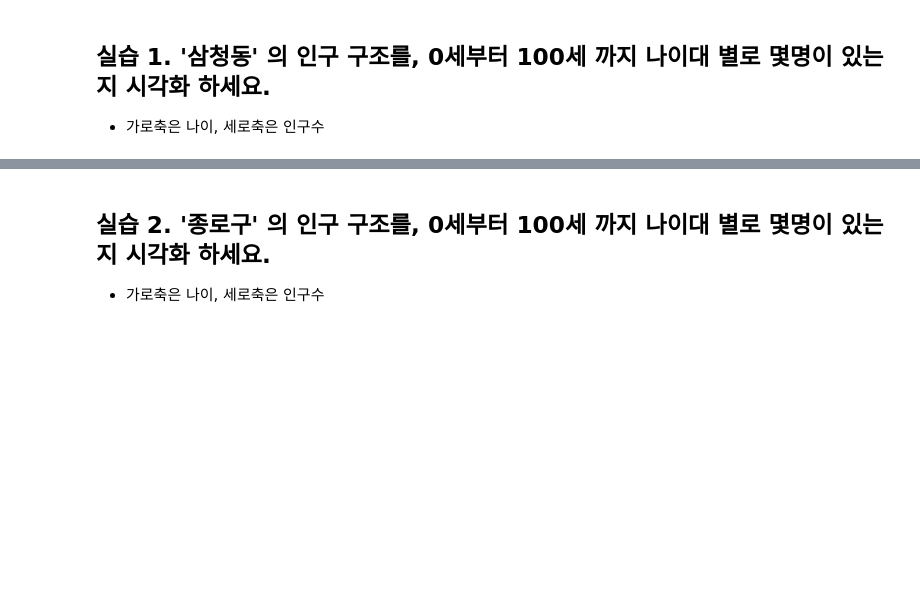
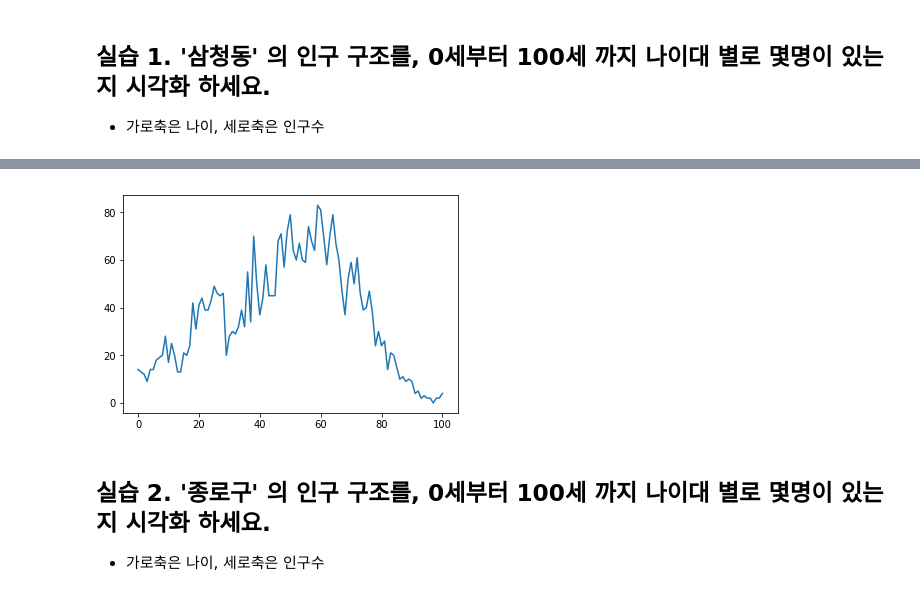
Before and after one commit to twistyang/python_sun, a Jupyter notebook: part07/1.a 프로젝트 - 인구조사.ipynb, the cells around one changed output, grey strips where cells are left out. Cells and saved outputs as stored; diff of their text form; code cells hidden in the pictures; blank space fills up the shorter version.

```diff
--- a/part07/1.a 프로젝트 - 인구조사.ipynb
+++ b/part07/1.a 프로젝트 - 인구조사.ipynb
@@ -19,3 +84,5 @@ import seaborn as sb
 # %% [markdown]
 ## 실습 1. '삼청동' 의 인구 구조를,  0세부터 100세 까지 나이대 별로 몇명이 있는지 시각화 하세요.
 - 가로축은 나이, 세로축은 인구수
+# %%
+df = pd.read_csv('age.csv', encoding='cp949' , thousands=',')
@@ -21,0 +109,2 @@ import seaborn as sb
+# %%
+new_df = df.loc[ df['행정구역'].str.contains('목동')]
@@ -22,3 +118,10 @@ import seaborn as sb
+# %%
+plot_data = new_df.iloc[ 0 , 3 :  ]
+# %%
+plt.plot(list(plot_data))
+plt.show()
+# %% [output]
+[figure, added]
 # %% [markdown]
 ## 실습 2. '종로구' 의 인구 구조를,  0세부터 100세 까지 나이대 별로 몇명이 있는지 시각화 하세요.
 - 가로축은 나이, 세로축은 인구수
```
Also changed, not shown: parts of 18 cells of this notebook, 4 other files.
